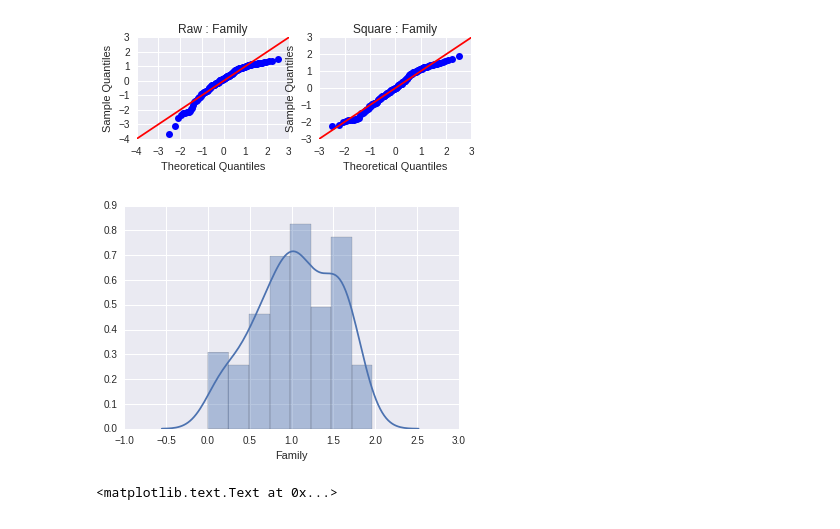
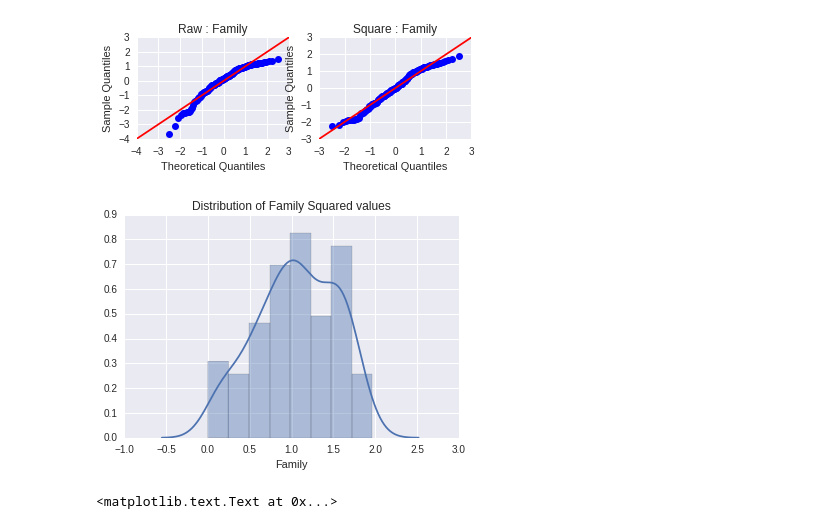
Before and after one commit to 315iah515/Thinkful-Notebooks, a Jupyter notebook: Bootcamp/SimilarityModels/Lesson1/RegressionModelComparison.ipynb, the cells around one changed output. Drawn from its saved outputs; the diff is of its cells as text; code cells hidden in the pictures.

```diff
--- a/Bootcamp/SimilarityModels/Lesson1/RegressionModelComparison.ipynb
+++ b/Bootcamp/SimilarityModels/Lesson1/RegressionModelComparison.ipynb
@@ -128,8 +131,9 @@ ax.set_title('Square : Family')
 [figure]
 # %%
 _ = sb.distplot(np.square(data_2015.Family))
+_ = plt.title("Distribution of Family Squared values")
 # %% [output]
-[figure, old version]
+[figure, new version]
 # %%
 # transformation of Health (Life Expectancy)
 fig = plt.figure()
```
Also changed, not shown: parts of 7 cells of this notebook.
